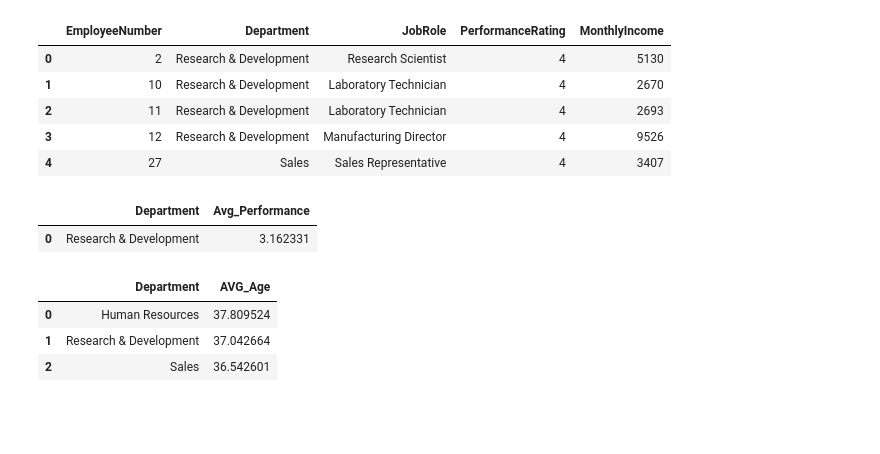
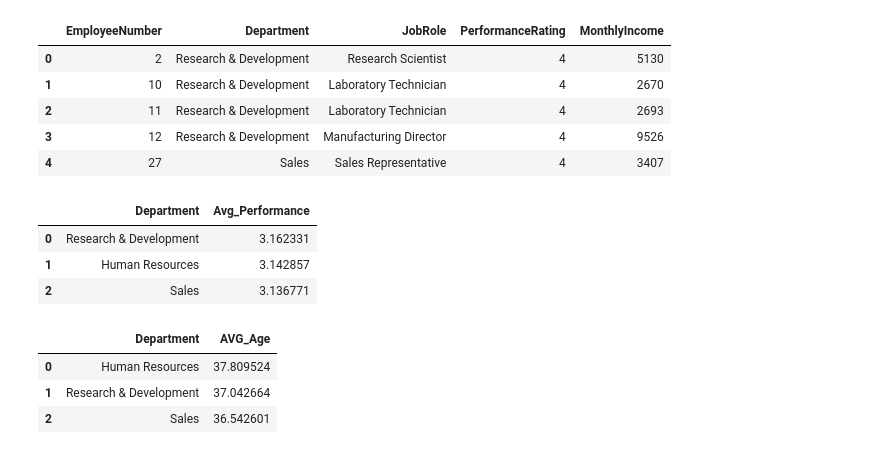
Before and after one commit to ibrahim-alatyan/HR_Analysis_DASHBOARD, a Jupyter notebook: src/Analysis.ipynb, the cells around one changed output. Saved outputs shown, nothing was run; the diff lists cells and outputs as text; code cells hidden in the pictures; blank space fills up the shorter version.

```diff
--- a/src/Analysis.ipynb
+++ b/src/Analysis.ipynb
@@ -283,15 +283,22 @@ top5_Performance_sql
 | 3 | 12 | Research & Development | Manufacturing Director | 4 | 9526 |
 | 4 | 27 | Sales | Sales Representative | 4 | 3407 |
 # %%
-#Q5/ Which department has the highest average performance rating?
-highAVG_dep_sql = pd.read_sql_query("""SELECT Department ,AVG(PerformanceRating) as Avg_Performance
-                       FROM employees
-                       GROUP BY Department
-                       ORDER BY Avg_Performance DESC LIMIT 1;""",conn)
+#Q5/ Which department has the highest average performance rating? #CTE
+highAVG_dep_sql = pd.read_sql_query("""WITH AvgDeptPerformance AS (
+    SELECT Department, AVG(PerformanceRating) as Avg_Performance
+    FROM employees
+    GROUP BY Department
+)
+SELECT Department, Avg_Performance
+FROM AvgDeptPerformance
+ORDER BY Avg_Performance DESC
+LIMIT 3;""",conn)
 highAVG_dep_sql
 # %% [output]
 |  | Department | Avg_Performance |
 | 0 | Research & Development | 3.162331 |
+| 1 | Human Resources | 3.142857 |
+| 2 | Sales | 3.136771 |
 # %%
 #Q6/ What Average age of employees for each Department?
 avgAGE_Emp_sql = pd.read_sql_query("""SELECT Department, AVG(Age) AS AVG_Age
```
Also changed, not shown: parts of 1 cell of this notebook, 1 other file.
